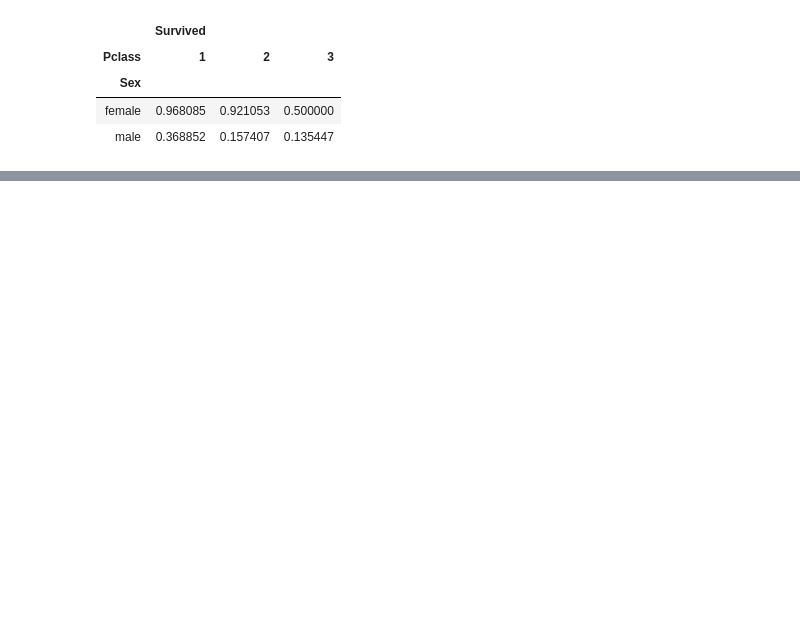
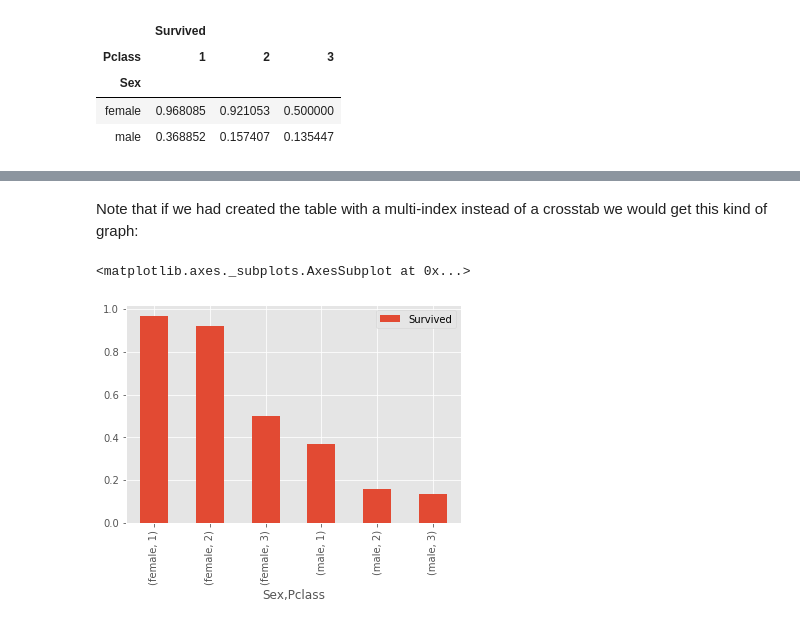
Before and after one commit to michaelreinhard/python_functions, a Jupyter notebook: titanic_pivot_table.ipynb, the cells around one changed output, grey strips where cells are left out. Drawn from its saved outputs; the diff is of its cells as text; code cells hidden in the pictures; blank space fills up the shorter version.

```diff
--- a/titanic_pivot_table.ipynb
+++ b/titanic_pivot_table.ipynb
@@ -99,3 +121,11 @@ table
+# %% [markdown]
+Note that if we had created the table with a multi-index instead of a crosstab we would get this kind of graph:
+# %%
+table = pd.pivot_table(data=df, index=['Sex','Pclass'], values='Survived', aggfunc=np.mean)
+table.plot(kind='bar')
+# %% [output]
+<matplotlib.axes._subplots.AxesSubplot at 0x...>
+[figure, added]
 # %%
 #different agg functions
 table = pd.pivot_table(data)
```
Also changed, not shown: parts of 6 cells of this notebook.
